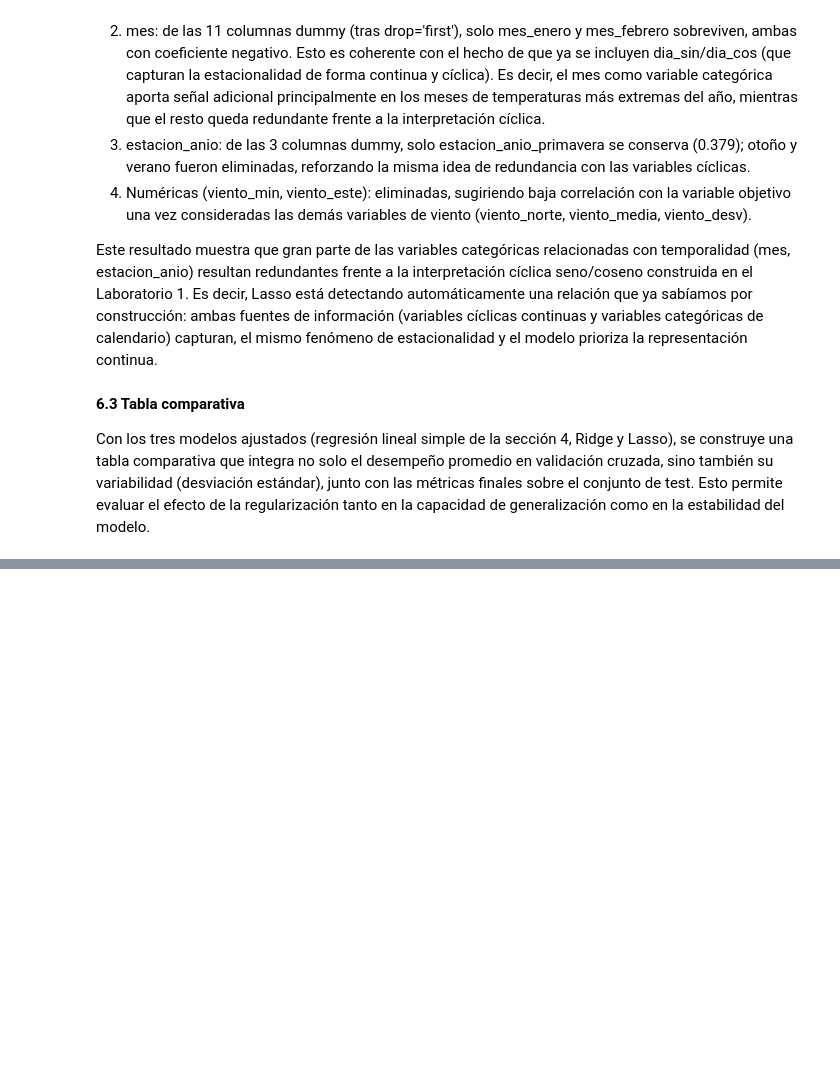
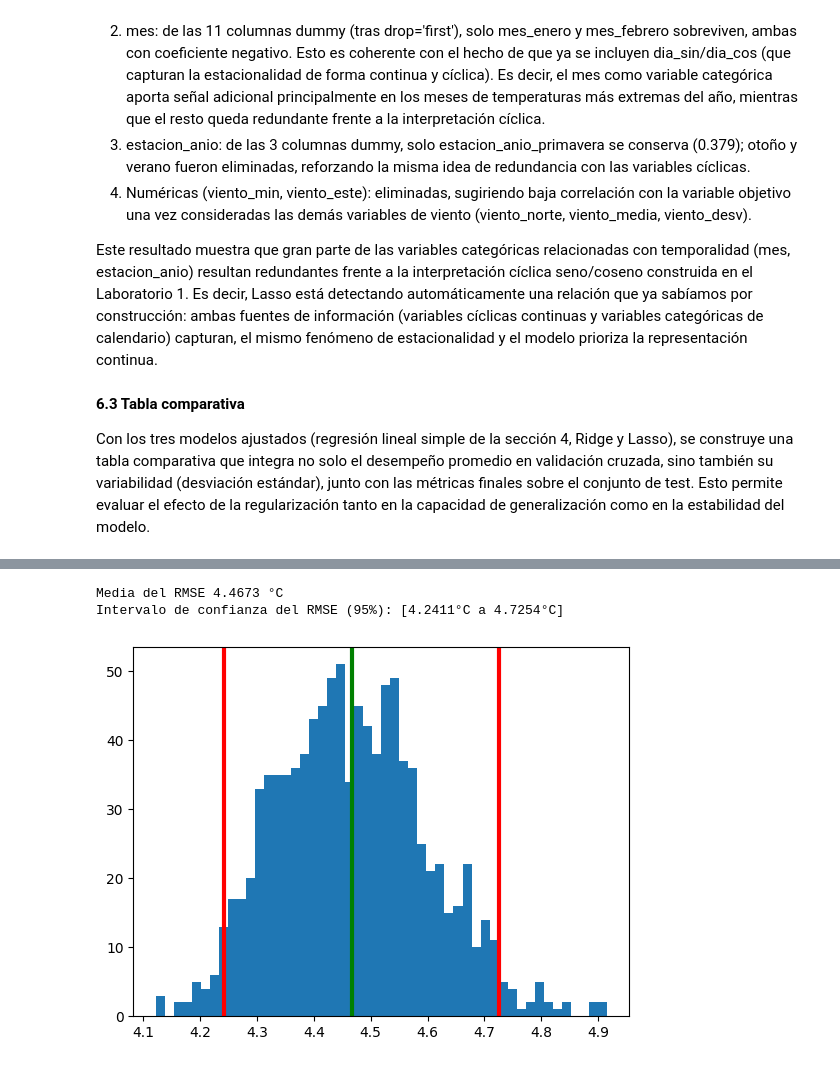
Before and after one commit to samuelmolinal/Lab2-ML, a Jupyter notebook: Laboratorio 2 - Complejidad y búsqueda de hiperparámetros.ipynb, the cells around one changed output, grey strips where cells are left out. Saved outputs shown, nothing was run; the diff lists cells and outputs as text; code cells hidden in the pictures; blank space fills up the shorter version.

```diff
--- a/Laboratorio 2 - Complejidad y búsqueda de hiperparámetros.ipynb
+++ b/Laboratorio 2 - Complejidad y búsqueda de hiperparámetros.ipynb
@@ -860,0 +1031,6 @@ tabla_comparativa
+# %%
+param_grid_poly_lasso = {
+    'preprocessor__num__polynomial__degree': [1, 2, 3, 4],
+    'modelo__alpha': [0.001, 0.01, 0.1, 1.0, 10.0],
+    'preprocessor__num__scaler': [StandardScaler(), MinMaxScaler()]
+}
@@ -860,0 +1039,8 @@ tabla_comparativa
+# %%
+grid_poly_lasso = GridSearchCV(
+    estimator=pipeline_poly_lasso,
+    param_grid=param_grid_poly_lasso,
+    cv=10,
+    scoring='neg_mean_squared_error',
+    n_jobs=-1
+)
@@ -860,0 +1049,2 @@ tabla_comparativa
+# %%
+grid_poly_lasso.fit(X_train, y_train)
@@ -860,0 +1225,30 @@ tabla_comparativa
+# %%
+n = 1000
+stats = []
+for i in range(n):
+    X_resample, y_resample = resample(X_train, y_train, random_state=i)
+    pred = mejor_lasso.predict(X_resample)
+    rmse = np.sqrt(mean_squared_error(y_resample, pred))
+    stats.append(rmse)
+
+# Calcular percentiles para el intervalo de confianza al 95%
+alpha = 0.95
+p_lower = ((1.0 - alpha) / 2.0) * 100
+p_upper = (alpha + (1.0 - alpha) / 2.0) * 100
+
+lower = np.percentile(stats, p_lower)
+upper = np.percentile(stats, p_upper)
+
+print(f"Media del RMSE {np.mean(stats):.4f} °C")
+print(f"Intervalo de confianza del RMSE (95%): [{lower:.4f}°C a {upper:.4f}°C]")
+# %% [output]
+Media del RMSE 4.4673 °C
+Intervalo de confianza del RMSE (95%): [4.2411°C a 4.7254°C]
+# %%
+plt.hist(stats, bins=50)
+plt.axvline(lower, color='red', linewidth=3)
+plt.axvline(np.mean(stats), color='green', linewidth=3)
+plt.axvline(upper, color='red', linewidth=3)
+plt.show()
+# %% [output]
+[figure, added]
```
Also changed, not shown: parts of 34 cells of this notebook.
